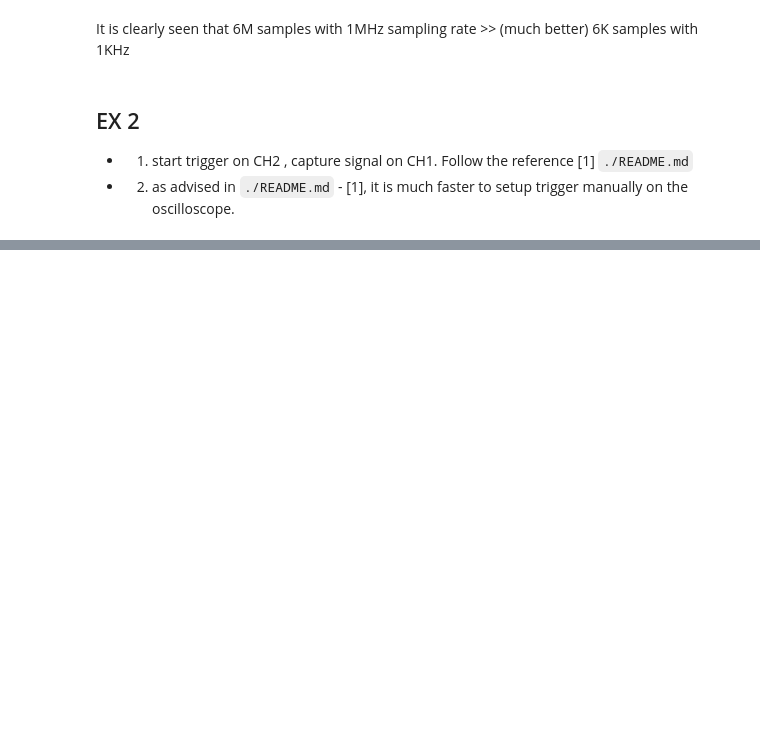
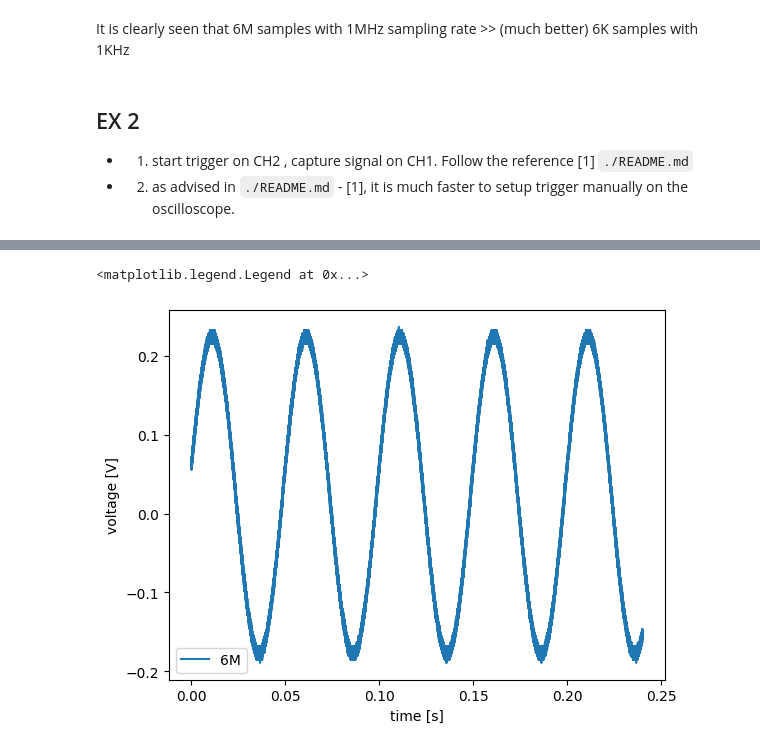
Before and after one commit to LaN-Tran/Automate_Lab_Instrument, a Jupyter notebook: 20250722/oscilloscope_rigolds1054.ipynb, the cells around one changed output, grey strips where cells are left out. Drawn from its saved outputs; the diff is of its cells as text; code cells hidden in the pictures; blank space fills up the shorter version.

```diff
--- a/20250722/oscilloscope_rigolds1054.ipynb
+++ b/20250722/oscilloscope_rigolds1054.ipynb
@@ -394,0 +462,4 @@ It is clearly seen that 6M samples with 1MHz sampling rate >> (much better) 6K s
+# %%
+# prefer to choose `samples_in_a_batch` is divisible by the available memory depth,
+# and < 250000.
+samples_in_a_batch = 150000
@@ -394,0 +472,4 @@ It is clearly seen that 6M samples with 1MHz sampling rate >> (much better) 6K s
+# %%
+# query the trigger state in osc
+trigger_sts = osc_rig.query(':TRIG:STAT?')
+print(f"{trigger_sts=}")
@@ -394,0 +551,31 @@ It is clearly seen that 6M samples with 1MHz sampling rate >> (much better) 6K s
+# %%
+# process the data and plot
+# convert values to display the right value
+# and plot
+
+# X-axis conversion
+sampling_rate = osc_rig.query(':ACQ:SRATE?') # samples/second or points/second
+print(f"{sampling_rate=}")
+sampling_rate = float(sampling_rate)
+print(f"{sampling_rate=}")
+
+time_axis = np.arange(0, len(buf)) / sampling_rate
+
+# Y-axis conversion
+yorigin = osc_rig.query(':WAV:YORigin?')
+print(f"{yorigin=}")
+yorigin = float(yorigin)
+print(f"{yorigin=}")
+
+yref = osc_rig.query(':WAV:YREFerence?')
+print(f"{yref=}")
+yref = float(yref)
+print(f"{yref=}")
+
+yincr = osc_rig.query(':WAV:YINCrement?')
+print(f"{yincr=}")
+yincr = float(yincr)
+print(f"{yincr=}")
+
+np_buf = np.array(buf)
+volt_axis = (np_buf - yorigin - yref)*yincr
@@ -394,0 +591,8 @@ It is clearly seen that 6M samples with 1MHz sampling rate >> (much better) 6K s
+# %%
+plt.plot(time_axis, volt_axis, label = '6M')
+plt.xlabel('time [s]')
+plt.ylabel('voltage [V]')
+plt.legend()
+# %% [output]
+<matplotlib.legend.Legend at 0x...>
+[figure, added]
```
Also changed, not shown: parts of 16 cells of this notebook.
